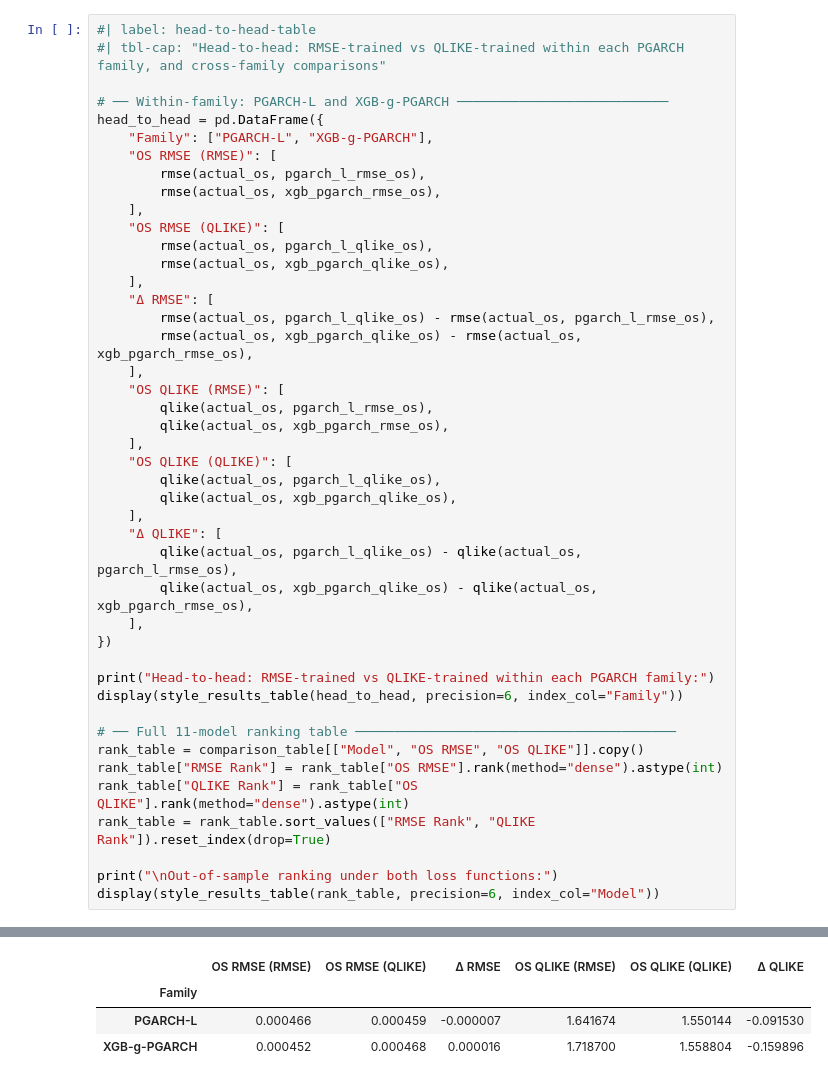
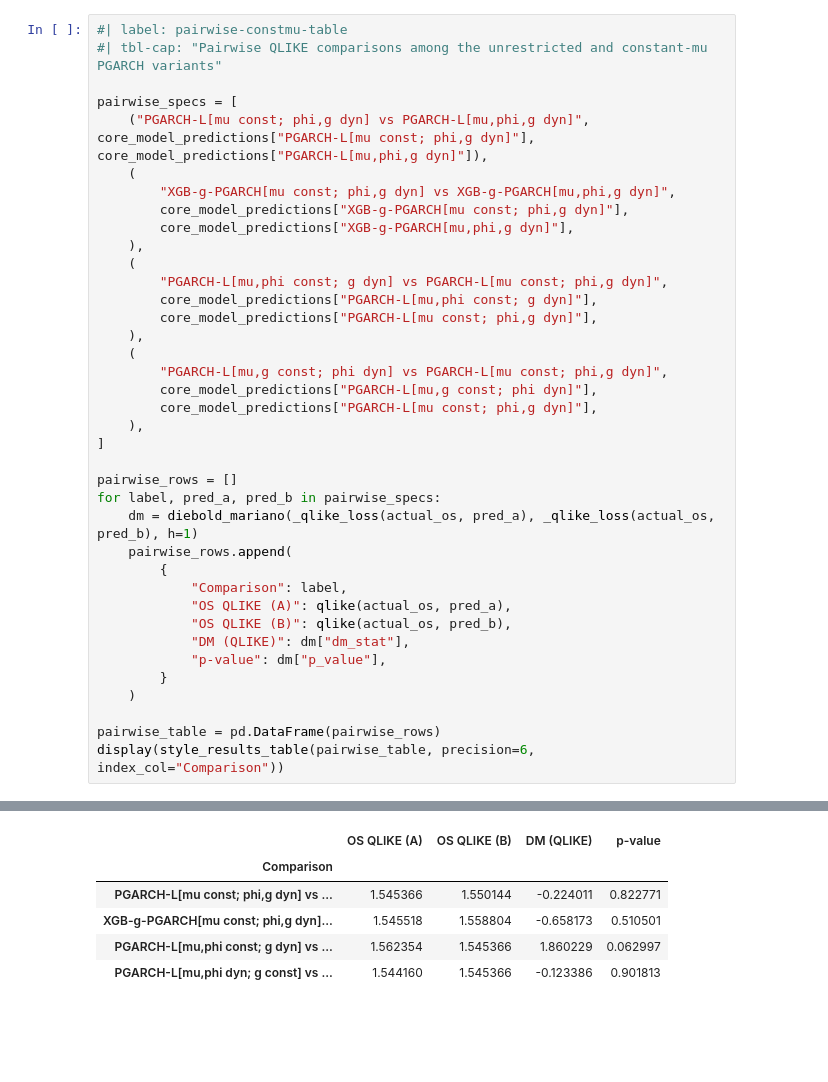
Before and after one commit to steveya/steveya.github.io, a Jupyter notebook: posts/volatility-forecasts-5/index.ipynb, the cells around one changed output, grey strips where cells are left out. Drawn from its saved outputs; the diff is of its cells as text; blank space fills up the shorter version.

```diff
--- a/posts/volatility-forecasts-5/index.ipynb
+++ b/posts/volatility-forecasts-5/index.ipynb
@@ -616,45 +527,39 @@ We now formalize these observations with head-to-head comparisons, Diebold-Maria
 # %%
-#| label: head-to-head-table
-#| tbl-cap: "Head-to-head: RMSE-trained vs QLIKE-trained within each PGARCH family, and cross-family comparisons"
+#| label: pairwise-constmu-table
+#| tbl-cap: "Pairwise QLIKE comparisons among the unrestricted and constant-mu PGARCH variants"
 
-# ── Within-family: PGARCH-L and XGB-g-PGARCH ───────────────────────────
-head_to_head = pd.DataFrame({
-    "Family": ["PGARCH-L", "XGB-g-PGARCH"],
-    "OS RMSE (RMSE)": [
-        rmse(actual_os, pgarch_l_rmse_os),
-        rmse(actual_os, xgb_pgarch_rmse_os),
-    ],
-    "OS RMSE (QLIKE)": [
-        rmse(actual_os, pgarch_l_qlike_os),
-        rmse(actual_os, xgb_pgarch_qlike_os),
-    ],
-    "Δ RMSE": [
-        rmse(actual_os, pgarch_l_qlike_os) - rmse(actual_os, pgarch_l_rmse_os),
-        rmse(actual_os, xgb_pgarch_qlike_os) - rmse(actual_os, xgb_pgarch_rmse_os),
-    ],
-    "OS QLIKE (RMSE)": [
-        qlike(actual_os, pgarch_l_rmse_os),
-        qlike(actual_os, xgb_pgarch_rmse_os),
-    ],
-    "OS QLIKE (QLIKE)": [
-        qlike(actual_os, pgarch_l_qlike_os),
-        qlike(actual_os, xgb_pgarch_qlike_os),
-    ],
-    "Δ QLIKE": [
-        qlike(actual_os, pgarch_l_qlike_os) - qlike(actual_os, pgarch_l_rmse_os),
-        qlike(actual_os, xgb_pgarch_qlike_os) - qlike(actual_os, xgb_pgarch_rmse_os),
-    ],
-})
+pairwise_specs = [
+    ("PGARCH-L[mu const; phi,g dyn] vs PGARCH-L[mu,phi,g dyn]", core_model_predictions["PGARCH-L[mu const; phi,g dyn]"], core_model_predictions["PGARCH-L[mu,phi,g dyn]"]),
+    (
+        "XGB-g-PGARCH[mu const; phi,g dyn] vs XGB-g-PGARCH[mu,phi,g dyn]",
+        core_model_predictions["XGB-g-PGARCH[mu const; phi,g dyn]"],
+        core_model_predictions["XGB-g-PGARCH[mu,phi,g dyn]"],
+    ),
+    (
+        "PGARCH-L[mu,phi const; g dyn] vs PGARCH-L[mu const; phi,g dyn]",
+        core_model_predictions["PGARCH-L[mu,phi const; g dyn]"],
+        core_model_predictions["PGARCH-L[mu const; phi,g dyn]"],
+    ),
+    (
+        "PGARCH-L[mu,g const; phi dyn] vs PGARCH-L[mu const; phi,g dyn]",
+        core_model_predictions["PGARCH-L[mu,g const; phi dyn]"],
+        core_model_predictions["PGARCH-L[mu const; phi,g dyn]"],
+    ),
+]
 
-print("Head-to-head: RMSE-trained vs QLIKE-trained within each PGARCH family:")
-display(style_results_table(head_to_head, precision=6, index_col="Family"))
+pairwise_rows = []
+for label, pred_a, pred_b in pairwise_specs:
+    dm = diebold_mariano(_qlike_loss(actual_os, pred_a), _qlike_loss(actual_os, pred_b), h=1)
+    pairwise_rows.append(
+        {
+            "Comparison": label,
+            "OS QLIKE (A)": qlike(actual_os, pred_a),
+            "OS QLIKE (B)": qlike(actual_os, pred_b),
+            "DM (QLIKE)": dm["dm_stat"],
+            "p-value": dm["p_value"],
+        }
+    )
 
-# ── Full 11-model ranking table ─────────────────────────────────────────
-rank_table = comparison_table[["Model", "OS RMSE", "OS QLIKE"]].copy()
-rank_table["RMSE Rank"] = rank_table["OS RMSE"].rank(method="dense").astype(int)
-rank_table["QLIKE Rank"] = rank_table["OS QLIKE"].rank(method="dense").astype(int)
-rank_table = rank_table.sort_values(["RMSE Rank", "QLIKE Rank"]).reset_index(drop=True)
-
-print("\nOut-of-sample ranking under both loss functions:")
-display(style_results_table(rank_table, precision=6, index_col="Model"))
+pairwise_table = pd.DataFrame(pairwise_rows)
+display(style_results_table(pairwise_table, precision=6, index_col="Comparison"))
 # %% [output]
@@ -662,4 +566,6 @@ Head-to-head: RMSE-trained vs QLIKE-trained within each PGARCH family:
-|  | OS RMSE (RMSE) | OS RMSE (QLIKE) | Δ RMSE | OS QLIKE (RMSE) | OS QLIKE (QLIKE) | Δ QLIKE |
-| Family |  |  |  |  |  |  |
-| PGARCH-L | 0.000466 | 0.000459 | -0.000007 | 1.641674 | 1.550144 | -0.091530 |
-| XGB-g-PGARCH | 0.000452 | 0.000468 | 0.000016 | 1.718700 | 1.558804 | -0.159896 |
+|  | OS QLIKE (A) | OS QLIKE (B) | DM (QLIKE) | p-value |
+| Comparison |  |  |  |  |
+| PGARCH-L[mu const; phi,g dyn] vs ... | 1.545366 | 1.550144 | -0.224011 | 0.822771 |
+| XGB-g-PGARCH[mu const; phi,g dyn]... | 1.545518 | 1.558804 | -0.658173 | 0.510501 |
+| PGARCH-L[mu,phi const; g dyn] vs ... | 1.562354 | 1.545366 | 1.860229 | 0.062997 |
+| PGARCH-L[mu,phi dyn; g const] vs ... | 1.544160 | 1.545366 | -0.123386 | 0.901813 |
```
Also changed, not shown: parts of 26 cells of this notebook.
